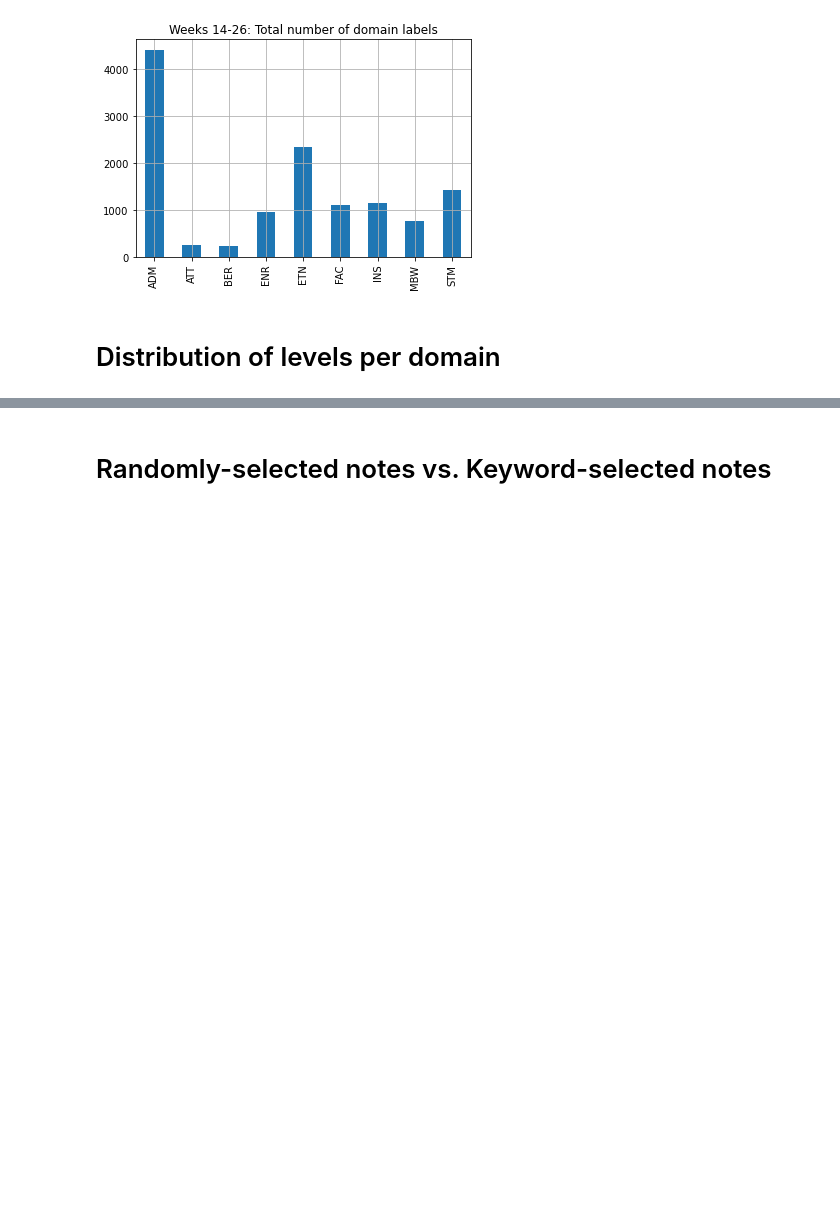
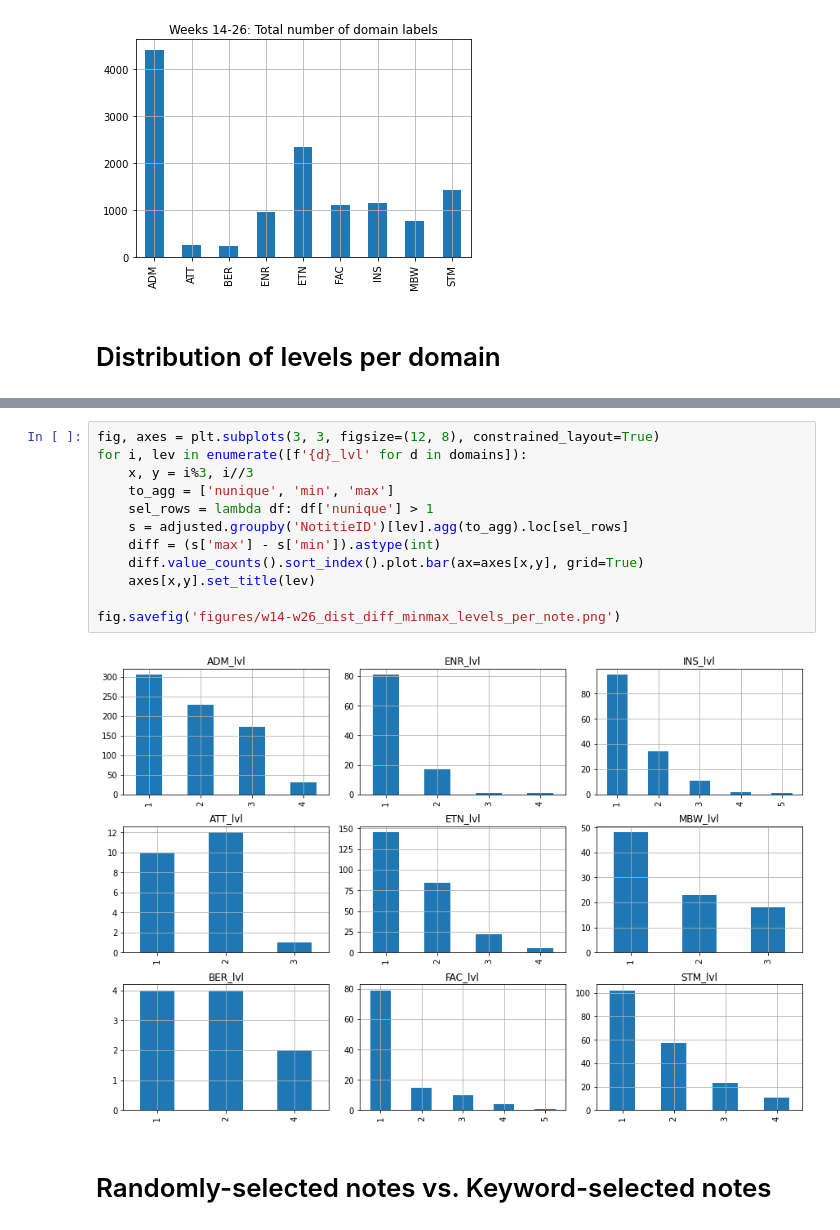
Before and after one commit to cltl/a-proof-zonmw, a Jupyter notebook: nb_data_analysis/annot_weeks14-26.ipynb, the cells around one changed output, grey strips where cells are left out. Saved outputs shown, nothing was run; the diff lists cells and outputs as text; blank space fills up the shorter version.

```diff
--- a/nb_data_analysis/annot_weeks14-26.ipynb
+++ b/nb_data_analysis/annot_weeks14-26.ipynb
@@ -229,3 +229,17 @@ fig.savefig('figures/w14-w26_levels_part2.png')
+# %%
+fig, axes = plt.subplots(3, 3, figsize=(12, 8), constrained_layout=True)
+for i, lev in enumerate([f'{d}_lvl' for d in domains]):
+    x, y = i%3, i//3
+    to_agg = ['nunique', 'min', 'max']
+    sel_rows = lambda df: df['nunique'] > 1
+    s = adjusted.groupby('NotitieID')[lev].agg(to_agg).loc[sel_rows]
+    diff = (s['max'] - s['min']).astype(int)
+    diff.value_counts().sort_index().plot.bar(ax=axes[x,y], grid=True)
+    axes[x,y].set_title(lev)
+
+fig.savefig('figures/w14-w26_dist_diff_minmax_levels_per_note.png')
+# %% [output]
+[figure, added]
 # %% [markdown]
 # Randomly-selected notes vs. Keyword-selected notes
 # %%
```
Also changed, not shown: parts of 10 cells of this notebook.
